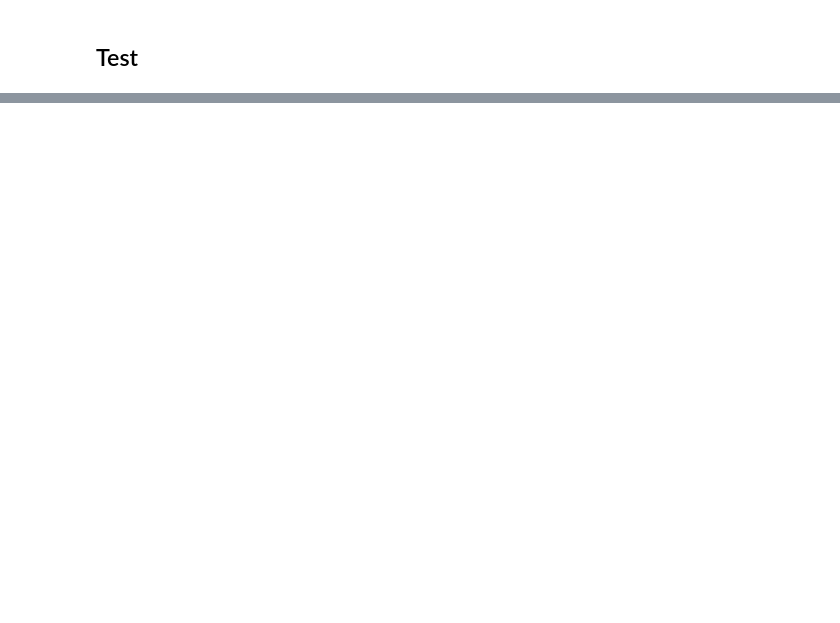
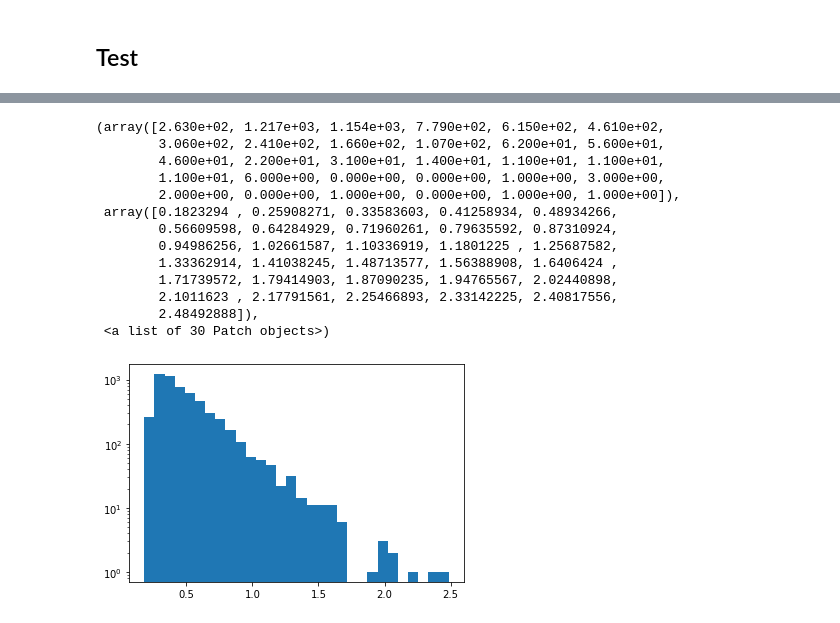
Before and after one commit to bovulpes/ML101, a Jupyter notebook: TRD/TRD.ipynb, the cells around one changed output, grey strips where cells are left out. Saved outputs shown, nothing was run; the diff lists cells and outputs as text; code cells hidden in the pictures; blank space fills up the shorter version.

```diff
--- a/TRD/TRD.ipynb
+++ b/TRD/TRD.ipynb
@@ -246,0 +295,17 @@ Accuracy calculated on test sample with DT :  0.7401574803149606
+# %%
+pyplot.hist(regr_lin_val, density=False, bins=30, log=True)
+# %% [output]
+(array([2.630e+02, 1.217e+03, 1.154e+03, 7.790e+02, 6.150e+02, 4.610e+02,
+        3.060e+02, 2.410e+02, 1.660e+02, 1.070e+02, 6.200e+01, 5.600e+01,
+        4.600e+01, 2.200e+01, 3.100e+01, 1.400e+01, 1.100e+01, 1.100e+01,
+        1.100e+01, 6.000e+00, 0.000e+00, 0.000e+00, 1.000e+00, 3.000e+00,
+        2.000e+00, 0.000e+00, 1.000e+00, 0.000e+00, 1.000e+00, 1.000e+00]),
+ array([0.1823294 , 0.25908271, 0.33583603, 0.41258934, 0.48934266,
+        0.56609598, 0.64284929, 0.71960261, 0.79635592, 0.87310924,
+        0.94986256, 1.02661587, 1.10336919, 1.1801225 , 1.25687582,
+        1.33362914, 1.41038245, 1.48713577, 1.56388908, 1.6406424 ,
+        1.71739572, 1.79414903, 1.87090235, 1.94765567, 2.02440898,
+        2.1011623 , 2.17791561, 2.25466893, 2.33142225, 2.40817556,
+        2.48492888]),
+ <a list of 30 Patch objects>)
+[figure, added]
```
Also changed, not shown: parts of 38 cells of this notebook.
